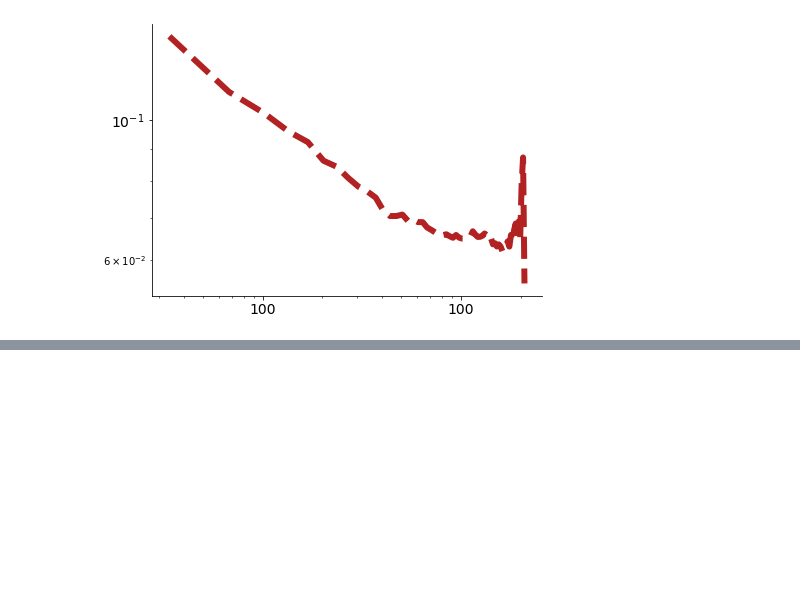
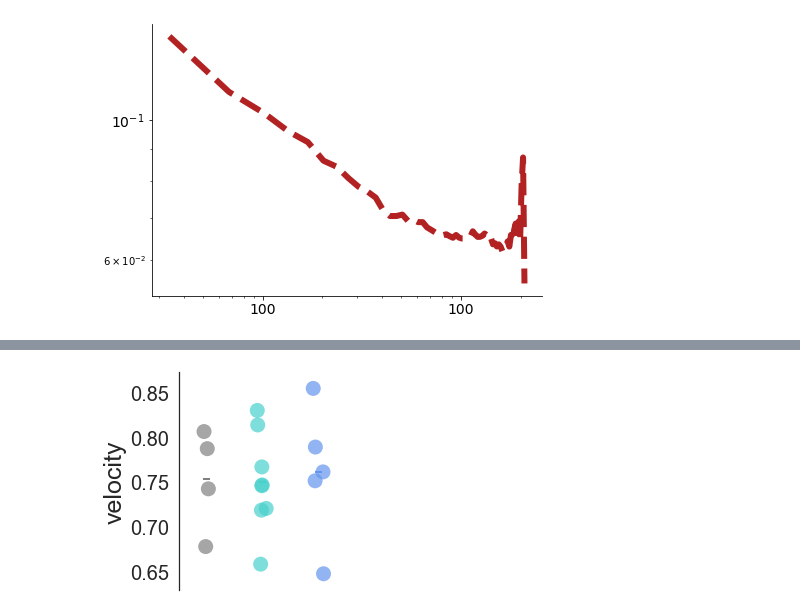
Before and after one commit to dmnburrows/mutant_analysis, a Jupyter notebook: foxg1_criticality.ipynb, the cells around one changed output, grey strips where cells are left out. Cells and saved outputs as stored; diff of their text form; code cells hidden in the pictures; blank space fills up the shorter version.

```diff
--- a/foxg1_criticality.ipynb
+++ b/foxg1_criticality.ipynb
@@ -1329,0 +1446,51 @@ for i in range(len(blnlist)):
+# %%
+point = np.zeros((17))
+
+p_spike_df = {}
+count=0
+choose = 0
+
+data = [wt, het, hom]
+
+for e in range(len(data)):
+    for i in range(len(data[e])):
+        point[count] = data[e][i]
+        count+=1
+
+p_spike_df = pd.DataFrame({"data":point , "Labels":  np.append(adfn.repeat_list('WT',4),np.append(adfn.repeat_list('HET',8),adfn.repeat_list('HOM',5)))})
+# %%
+import seaborn as sns
+
+from matplotlib.collections import PathCollection
+from matplotlib import cm
+sns.set(style="white")
+
+colors1  = cm.Spectral_r(np.linspace(0,1,11))
+colors2 = ['grey','mediumturquoise','cornflowerblue']
+
+fig, ax = plt.subplots(figsize = (3,4))
+ax = sns.pointplot(x="Labels", y="data", data = p_spike_df, hue = 'Labels', palette = colors2, join=True, ci=0, scale=1, markers = '_')
+for artist in ax.lines:
+    artist.set_zorder(10)
+for artist in ax.findobj(PathCollection):
+    artist.set_zorder(11)
+#ax = sns.pointplot(x="Labels", y="Exponent", data=sizexdf, color = 'grey', linestyles = ["--"], ci = 0, scale=0.6)
+ax = sns.stripplot(x="Labels", y="data", data=p_spike_df, hue = 'Labels', palette = colors2, size = 15, jitter = True ,alpha = 0.7)
+
+plt.yticks(size = 20)
+
+points = ax.collections
+ax.spines['top'].set_visible(False)
+ax.spines['right'].set_visible(False)
+ax.spines['bottom'].set_visible(False)
+ax.set_xlabel(' ', size = '13')
+ax.set_ylabel('velocity', size = '25')
+ax.get_xaxis().set_visible(False)
+#ax.set_xticklabels(['Baseline', 'Focal', 'Generalised'], size = 15)
+ax.legend_.remove()
+#plt.ylim(top = 2000, bottom = 0)
+
+#plt.savefig(Ffig + 'avsize_exp_ptz.svg', transparent = True)
+plt.show()
+# %% [output]
+[figure, added]
```
Also changed, not shown: parts of 9 cells of this notebook.
